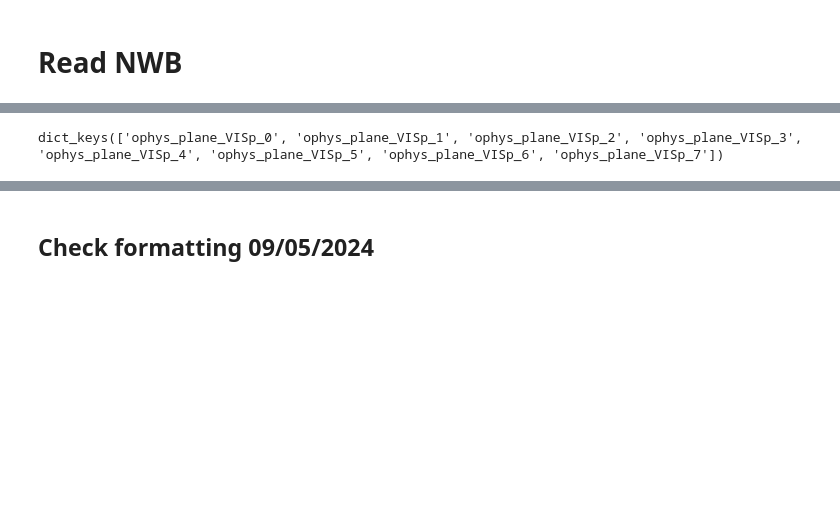
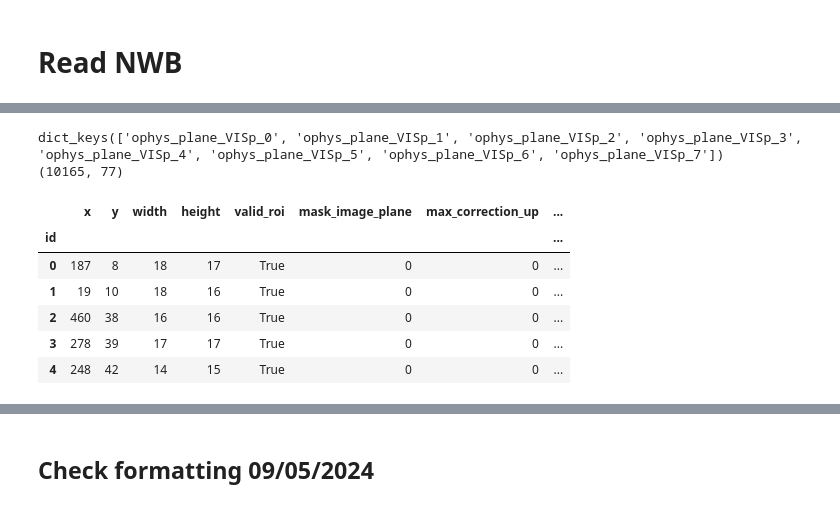
Before and after one commit to AllenNeuralDynamics/aind-ophys-nwb, a Jupyter notebook: code/dev.ipynb, the cells around one changed output, grey strips where cells are left out. Saved outputs shown, nothing was run; the diff lists cells and outputs as text; code cells hidden in the pictures; blank space fills up the shorter version.

```diff
--- a/code/dev.ipynb
+++ b/code/dev.ipynb
@@ -211,15 +213,25 @@ Fields:
 # %%
 with NWBHDF5IO(output_path + "ophys.nwb", "r") as io:
     read_nwb = io.read()
     plane_names = read_nwb.processing.keys()
-    dff = read_nwb.processing[plane]["DfOverF"]["all_rois"].data[:]
-    rois_table = read_nwb.processing[plane]["DfOverF"]["all_rois"].rois[:]
+    plane = list(plane_names)[0]
+    dff = read_nwb.processing[plane]["dff"]["traces"].data[:]
+    rois_table = read_nwb.processing[plane]["dff"]["traces"].rois[:]
     avg = read_nwb.processing[plane]['summary_images']['average_projection'].data[:]
 print(plane_names)
 
-plane = list(plane_names)[0]
+print(dff.shape)
+rois_table.head()
 # %% [output]
 dict_keys(['ophys_plane_VISp_0', 'ophys_plane_VISp_1', 'ophys_plane_VISp_2', 'ophys_plane_VISp_3', 'ophys_plane_VISp_4', 'ophys_plane_VISp_5', 'ophys_plane_VISp_6', 'ophys_plane_VISp_7'])
+(10165, 77)
+|  | x | y | width | height | valid_roi | mask_image_plane | max_correction_up | ... |
+| id |  |  |  |  |  |  |  | ... |
+| 0 | 187 | 8 | 18 | 17 | True | 0 | 0 | ... |
+| 1 | 19 | 10 | 18 | 16 | True | 0 | 0 | ... |
+| 2 | 460 | 38 | 16 | 16 | True | 0 | 0 | ... |
+| 3 | 278 | 39 | 17 | 17 | True | 0 | 0 | ... |
+| 4 | 248 | 42 | 14 | 15 | True | 0 | 0 | ... |
 # %%
 plt.imshow(avg, cmap='gray')
 # %% [output]
```
Also changed, not shown: parts of 11 cells of this notebook.
